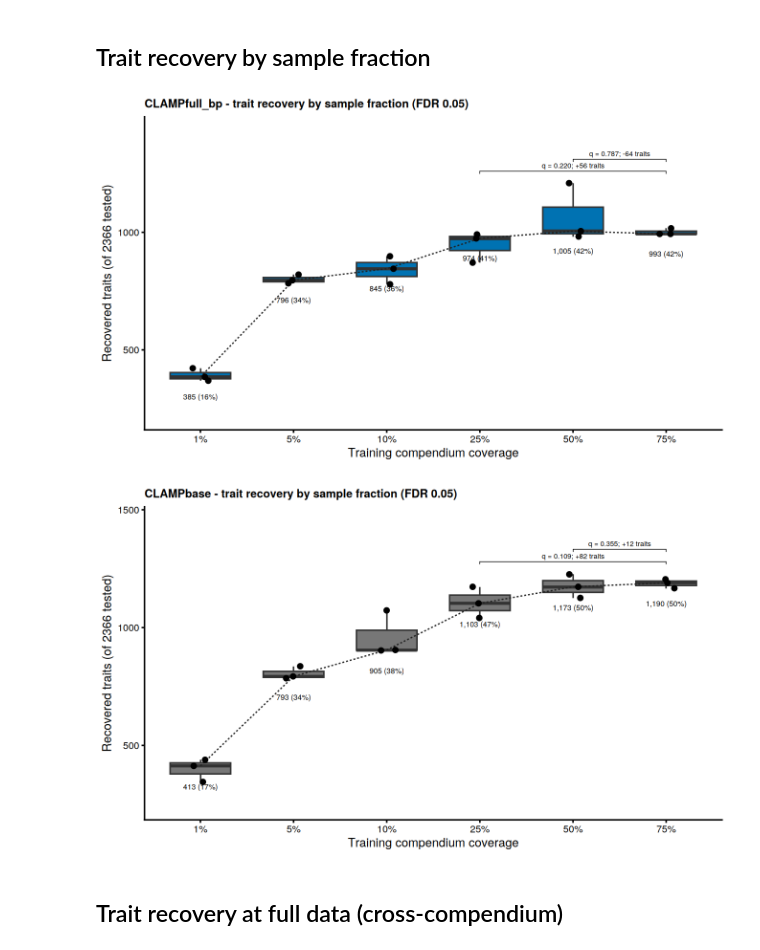
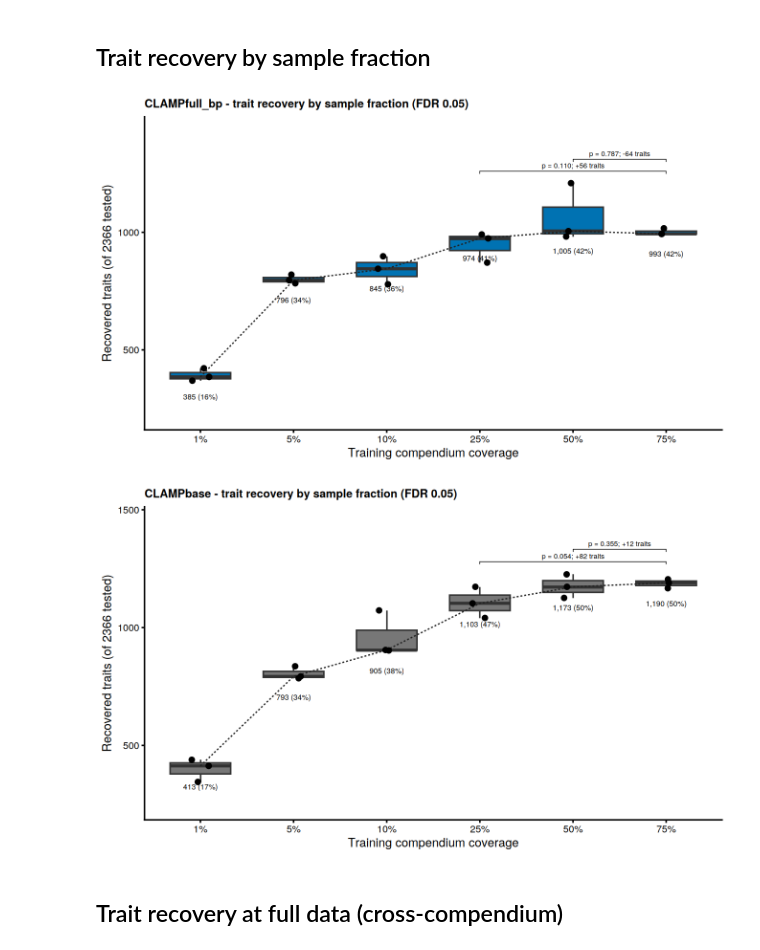
Before and after one commit to pivlab/clamp-analyses, a Jupyter notebook: nbs/03_model_biology/02_archs4/00_coverage/01_coverage_traits.executed.ipynb, the cells around one changed output. Cells and saved outputs as stored; diff of their text form; code cells hidden in the pictures.

```diff
--- a/nbs/03_model_biology/02_archs4/00_coverage/01_coverage_traits.executed.ipynb
+++ b/nbs/03_model_biology/02_archs4/00_coverage/01_coverage_traits.executed.ipynb
@@ -111,37 +111,36 @@ make_fraction_plot <- function(model_name) {
         candidate <- d[fraction_label == fl][order(seed)]$recovered_traits
         data.table(
             group1 = fl, group2 = REF_FRACTION,
             p = t.test(reference, candidate, paired = FALSE, alternative = "greater", var.equal = TRUE)$p.value,
             difference = as.integer(round(mean(reference) - mean(candidate)))
         )
     }))
-    comparisons[, p.adj := p.adjust(p, method = "BH")]
     comparisons[, y.position := max(d$recovered_traits) + seq_len(.N) * diff(range(d$recovered_traits)) * 0.06]
-    comparisons[, label := sprintf("q = %.3f; %+d traits", p.adj, difference)]
+    comparisons[, label := sprintf("p = %.3f; %+d traits", p, difference)]
     totals[, label_y := recovered_traits - 0.10 * diff(range(d$recovered_traits))]
 
     print(ggplot(d, aes(fraction_label, recovered_traits)) +
         geom_boxplot(fill = model_colors[[model_name]], width = 0.65, outlier.shape = NA) +
         stat_summary(aes(group = 1), fun = median, geom = "line", linetype = "dashed",
                      colour = "#222222", linewidth = 0.6) +
         geom_jitter(width = 0.1, height = 0, size = 2.5) +
         geom_text(data = totals, aes(fraction_label, label_y, label = label), inherit.aes = FALSE, size = 3.2) +
         ggpubr::stat_pvalue_manual(comparisons, label = "label", tip.length = 0.01, size = 3) +
         scale_y_continuous(expand = expansion(mult = c(0.14, 0.18))) +
         labs(
             x = "Training compendium coverage",
             y = sprintf("Recovered traits (of %d tested)", unique(d$eligible_traits)),
             title = sprintf("%s - trait recovery by sample fraction (FDR %.2f)", model_name, FDR)
         ) +
         theme_classic(base_size = 15) +
         theme(plot.title = element_text(face = "bold", size = 14)))
 }
 
 options(repr.plot.width = 11, repr.plot.height = 6.5)
 for (m in levels(traits$model)) make_fraction_plot(m)
 # %% [output]
-[figure, old version]
+[figure, new version]
-[figure, old version]
+[figure, new version]
 # %% [markdown]
 ## Trait recovery at full data (cross-compendium)
 # %%
```
Also changed, not shown: 11 other files.
